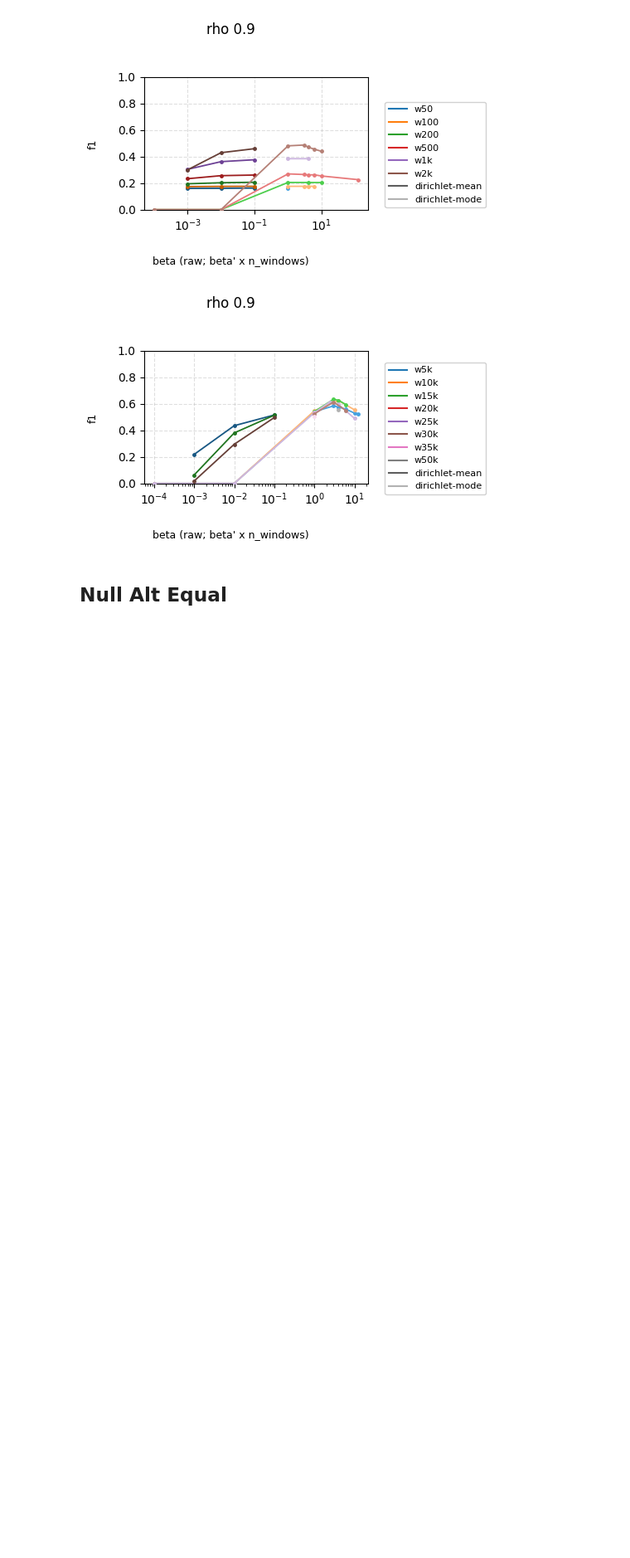
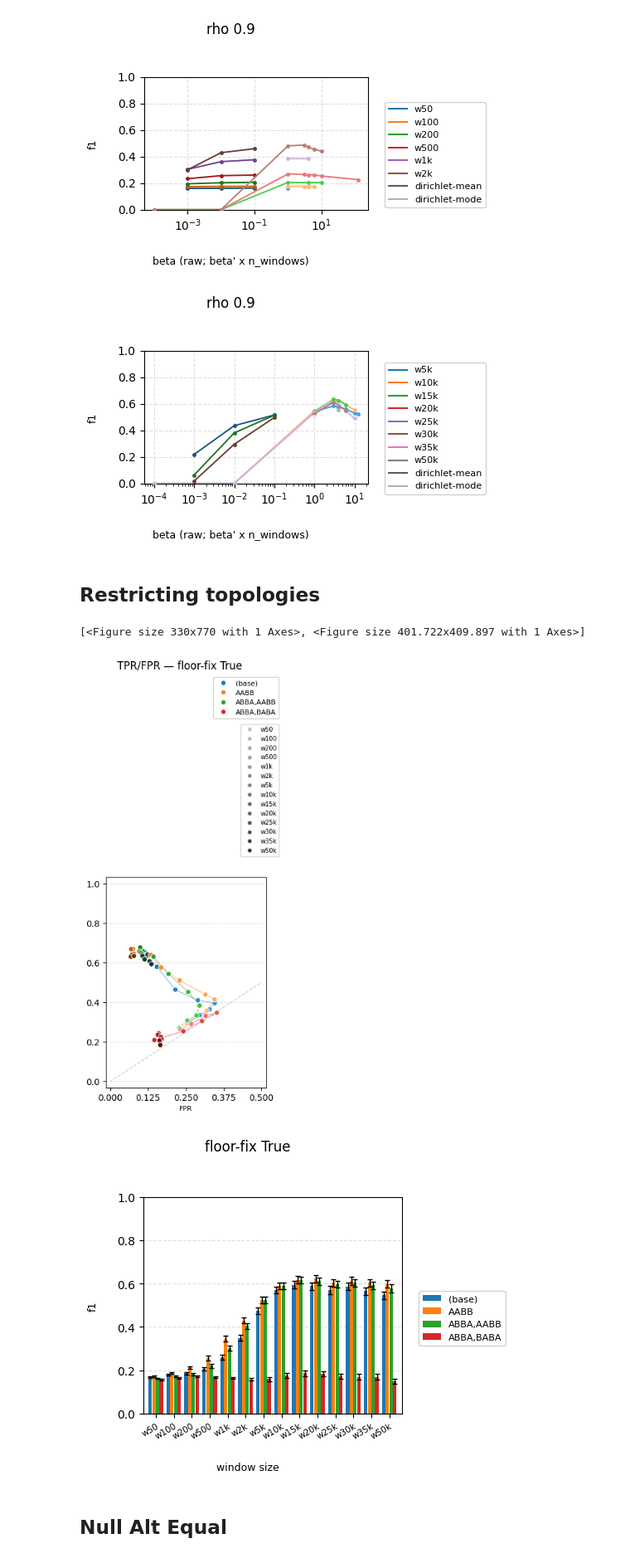
Before and after one commit to isaacangyu/phlag, a Jupyter notebook: bench/aggregate.ipynb, the cells around one changed output. Shown at 83% size. Saved outputs shown, nothing was run; the diff lists cells and outputs as text; code cells hidden in the pictures; blank space fills up the shorter version.

Commit message:
topologies snr and signal benchmarks

```diff
--- a/bench/aggregate.ipynb
+++ b/bench/aggregate.ipynb
@@ -280,5 +281,18 @@ cra.plot(
 # %% [output]
 [figure]
 [figure]
+# %% [markdown]
+## Restricting topologies
+# %%
+config = deepcopy(full_config)
+config['--rho'] = None
+config['--beta'] = None
+# config['-w'] = '10k'
+agg = ['--topologies', '-w']# + aggB
+cra.plot(config, metrics=['f1', 'tpr_fpr'], agg=agg)
+# %% [output]
+[<Figure size 330x770 with 1 Axes>, <Figure size 401.722x409.897 with 1 Axes>]
+[figure, added]
+[figure, added]
 # %% [markdown]
 ## Null Alt Equal
```
Also changed, not shown: parts of 6 cells of this notebook, 15 other files.
